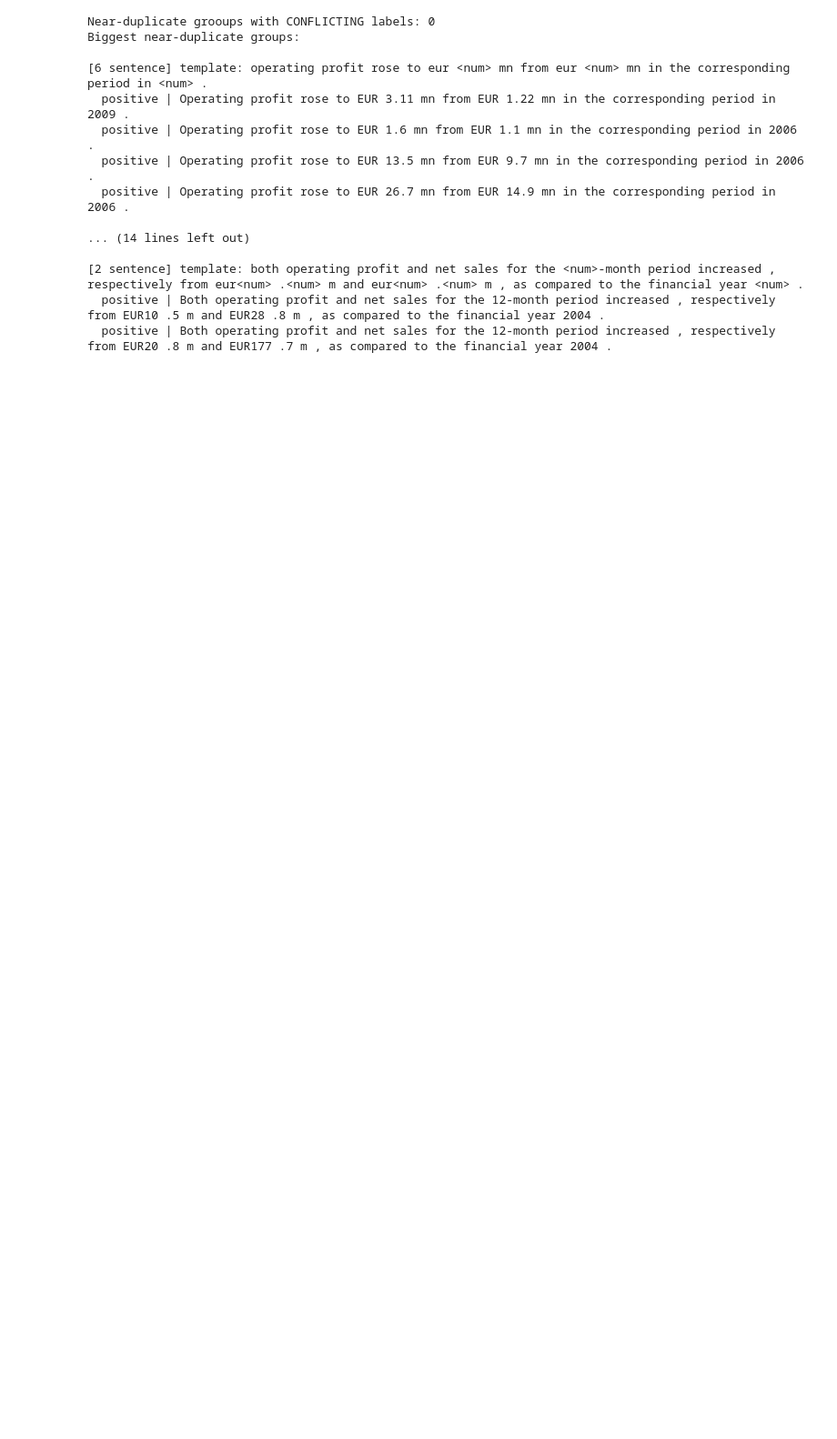
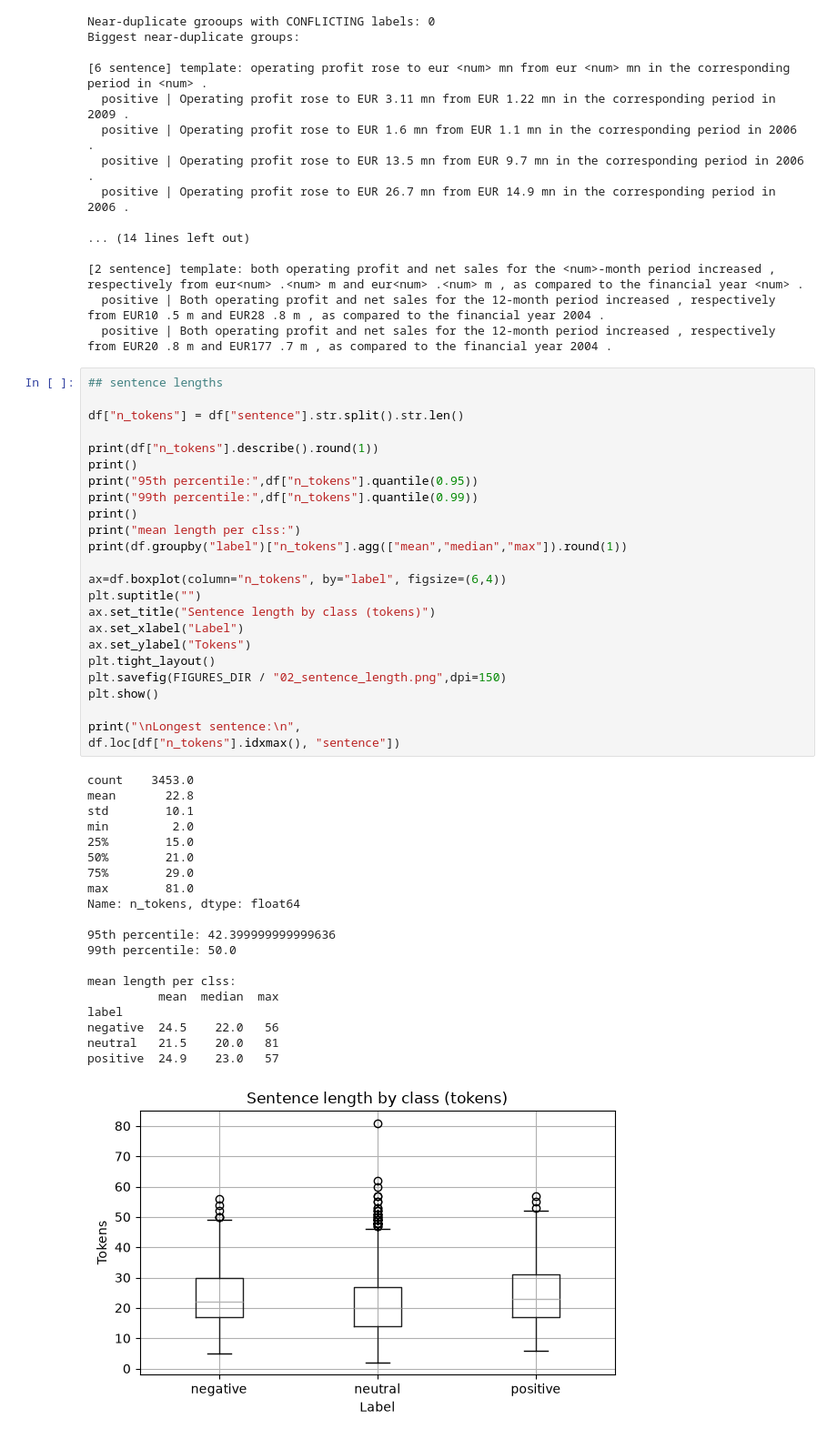
Before and after one commit to harsh3-web/financial-news-intelligence, a Jupyter notebook: notebooks/01_data_exploration.ipynb, the cells around one changed output. Shown at 91% size. Cells and saved outputs as stored; diff of their text form; blank space fills up the shorter version.

```diff
--- a/notebooks/01_data_exploration.ipynb
+++ b/notebooks/01_data_exploration.ipynb
@@ -256,3 +256,48 @@ Biggest near-duplicate groups:
 [2 sentence] template: both operating profit and net sales for the <num>-month period increased , respectively from eur<num> .<num> m and eur<num> .<num> m , as compared to the financial year <num> .
   positive | Both operating profit and net sales for the 12-month period increased , respectively from EUR10 .5 m and EUR28 .8 m , as compared to the financial year 2004 .
   positive | Both operating profit and net sales for the 12-month period increased , respectively from EUR20 .8 m and EUR177 .7 m , as compared to the financial year 2004 .
+# %%
+## sentence lengths
+
+df["n_tokens"] = df["sentence"].str.split().str.len()
+
+print(df["n_tokens"].describe().round(1))
+print()
+print("95th percentile:",df["n_tokens"].quantile(0.95))
+print("99th percentile:",df["n_tokens"].quantile(0.99))
+print()
+print("mean length per clss:")
+print(df.groupby("label")["n_tokens"].agg(["mean","median","max"]).round(1))
+
+ax=df.boxplot(column="n_tokens", by="label", figsize=(6,4))
+plt.suptitle("")
+ax.set_title("Sentence length by class (tokens)")
+ax.set_xlabel("Label")
+ax.set_ylabel("Tokens")
+plt.tight_layout()
+plt.savefig(FIGURES_DIR / "02_sentence_length.png",dpi=150)
+plt.show()
+
+print("\nLongest sentence:\n",
+df.loc[df["n_tokens"].idxmax(), "sentence"])
+# %% [output]
+count    3453.0
+mean       22.8
+std        10.1
+min         2.0
+25%        15.0
+50%        21.0
+75%        29.0
+max        81.0
+Name: n_tokens, dtype: float64
+
+95th percentile: 42.399999999999636
+99th percentile: 50.0
+
+mean length per clss:
+          mean  median  max
+label
+negative  24.5    22.0   56
+neutral   21.5    20.0   81
+positive  24.9    23.0   57
+[figure, added]
```
Also changed, not shown: parts of 3 cells of this notebook, 1 other file.
